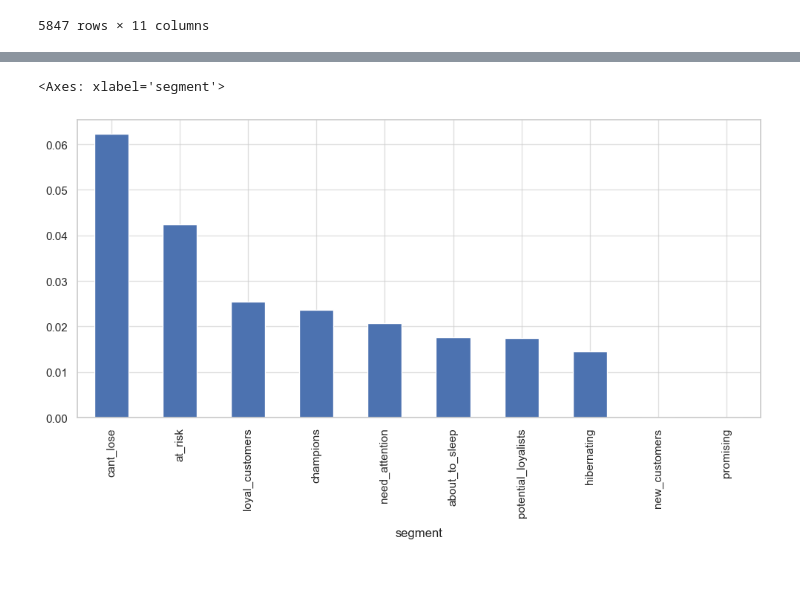
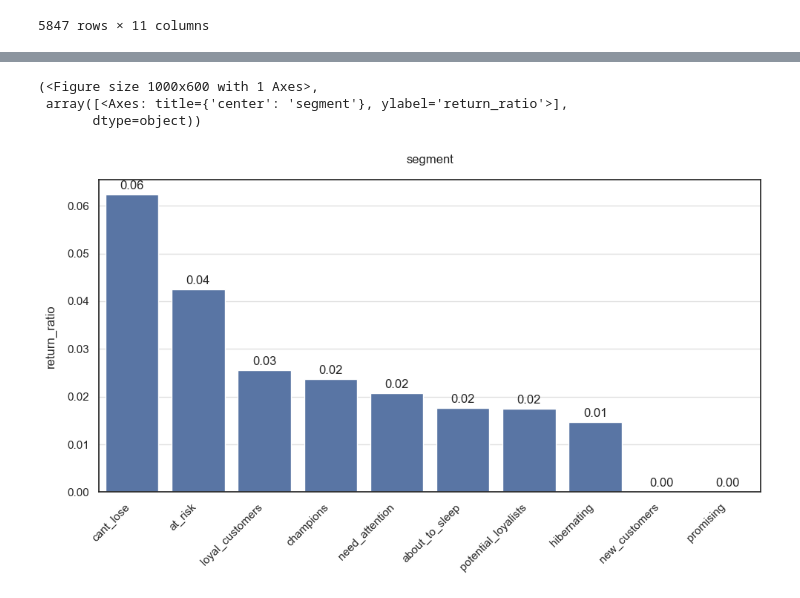
Before and after one commit to zxc0dev/customer-rfm-segmentation-dashboard, a Jupyter notebook: notebooks/03_post_feature_eda.ipynb, the cells around one changed output, grey strips where cells are left out. Drawn from its saved outputs; the diff is of its cells as text; code cells hidden in the pictures.

```diff
--- a/notebooks/03_post_feature_eda.ipynb
+++ b/notebooks/03_post_feature_eda.ipynb
@@ -18,7 +18,6 @@ BG = "#FDFDFD"
 TEXT_COLOR = "#2B2D42"
 GRID_COLOR = "#E2E8F0"
 
-CYAN = "#00FFFF"
 PINK = "#FF1493"
 GREEN = "#00FF41"
 PURPLE = "#D100D1"
@@ -48,7 +47,6 @@ plt.rcParams.update({
 
     # Titles & labels
     "axes.titlesize": 18,
-    "axes.titleweight": "bold",
     "axes.titlepad": 16,
     "axes.labelsize": 13,
     "axes.labelpad": 10,
@@ -185,5 +188,9 @@ df.groupby('segment')['monetary'].sum().sort_values(ascending=False).plot(kind='
 # %%
-df.groupby('segment')['return_ratio'].mean().sort_values(ascending=False).plot(kind='bar')
+data = df.groupby('segment')['return_ratio'].mean().reset_index().sort_values('return_ratio', ascending=False)
+
+plots(data=data, features=['segment'], kind='bar', value='return_ratio', cols=1, figsize_per_row=(10, 6))
 # %% [output]
-<Axes: xlabel='segment'>
+(<Figure size 1000x600 with 1 Axes>,
+ array([<Axes: title={'center': 'segment'}, ylabel='return_ratio'>],
+       dtype=object))
-[figure, old version]
+[figure, new version]
```
Also changed, not shown: parts of 4 cells of this notebook, 1 other file.
